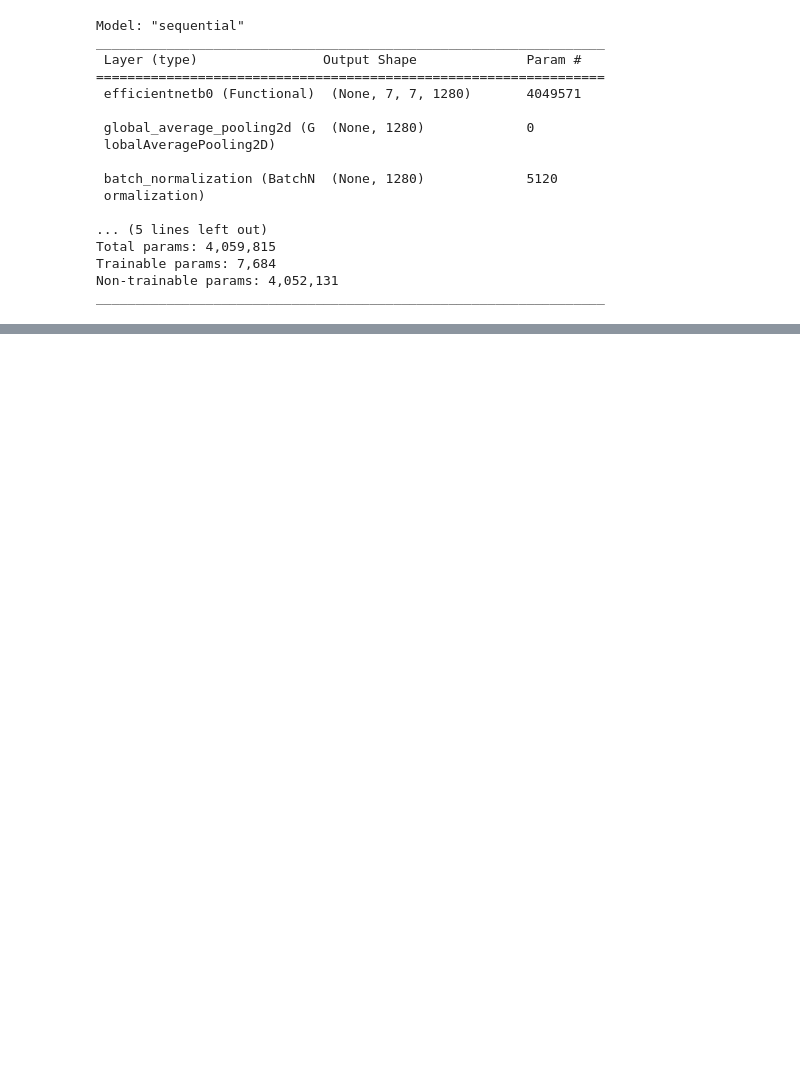
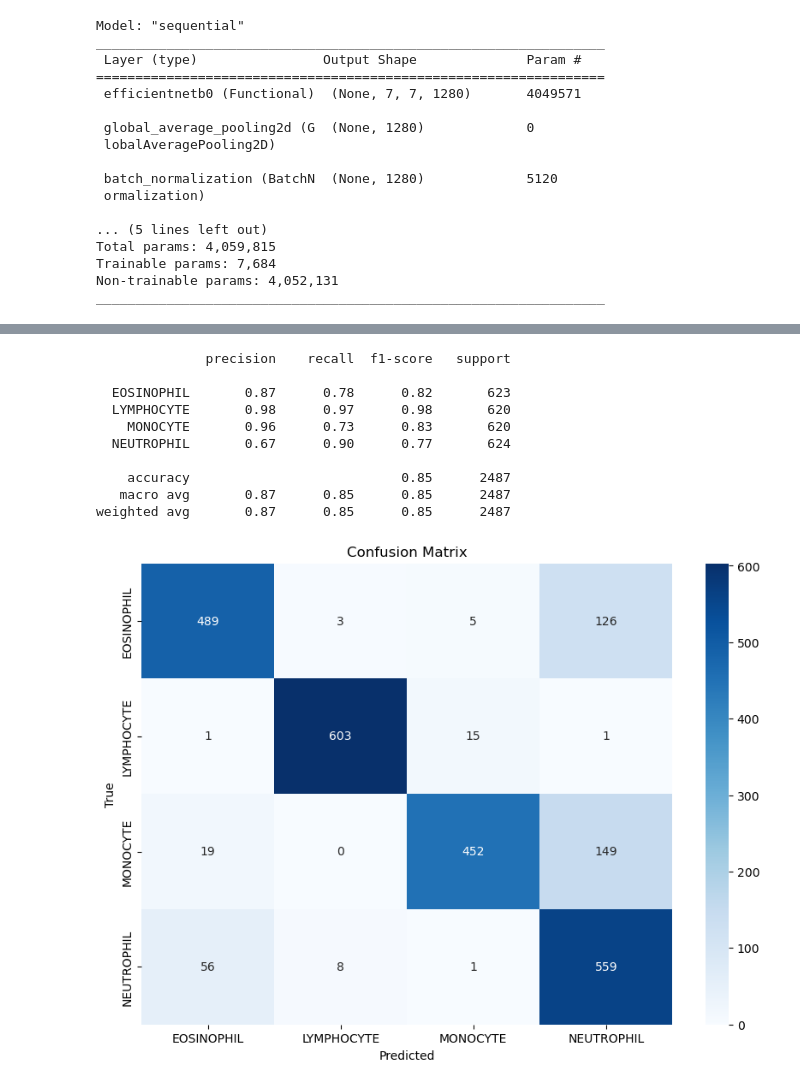
Before and after one commit to srheegit/bloodcell-classification, a Jupyter notebook: bloodcell-classification-tl.ipynb, the cells around one changed output, grey strips where cells are left out. Drawn from its saved outputs; the diff is of its cells as text; code cells hidden in the pictures; blank space fills up the shorter version.

Commit message:
Add confusion matrix display

```diff
--- a/bloodcell-classification-tl.ipynb
+++ b/bloodcell-classification-tl.ipynb
@@ -188,0 +198,15 @@ visualize.visualize_predictions(model_enet_tl, test_set, REP_TO_LABELS)
+# %%
+# show confusion matrix
+visualize.visualize_conf_matrix(model_enet_tl, test_set, REP_TO_LABELS)
+# %% [output]
+              precision    recall  f1-score   support
+
+  EOSINOPHIL       0.87      0.78      0.82       623
+  LYMPHOCYTE       0.98      0.97      0.98       620
+    MONOCYTE       0.96      0.73      0.83       620
+  NEUTROPHIL       0.67      0.90      0.77       624
+
+    accuracy                           0.85      2487
+   macro avg       0.87      0.85      0.85      2487
+weighted avg       0.87      0.85      0.85      2487
+[figure, added]
```
Also changed, not shown: parts of 12 cells of this notebook, 1 other file.
